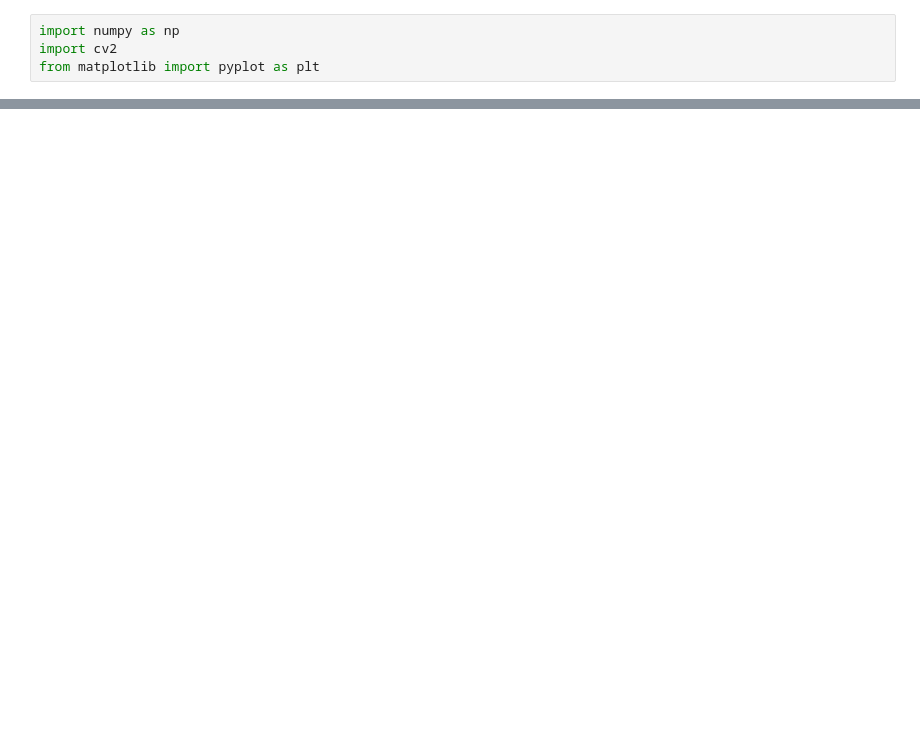
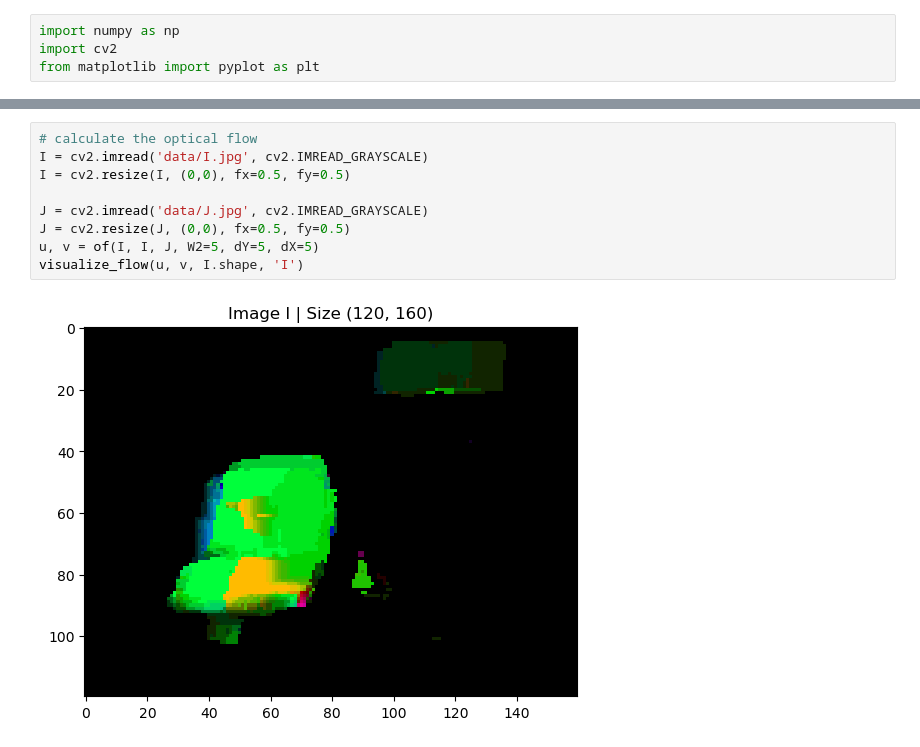
Before and after one commit to Eniterusx/algorytmy-wizyjne, a Jupyter notebook: lab4/lab4.ipynb, the cells around one changed output, grey strips where cells are left out. Drawn from its saved outputs; the diff is of its cells as text; blank space fills up the shorter version.

```diff
--- a/lab4/lab4.ipynb
+++ b/lab4/lab4.ipynb
@@ -62,0 +74,11 @@ cv2.destroyAllWindows()
+# %%
+# calculate the optical flow
+I = cv2.imread('data/I.jpg', cv2.IMREAD_GRAYSCALE)
+I = cv2.resize(I, (0,0), fx=0.5, fy=0.5)
+
+J = cv2.imread('data/J.jpg', cv2.IMREAD_GRAYSCALE)
+J = cv2.resize(J, (0,0), fx=0.5, fy=0.5)
+u, v = of(I, I, J, W2=5, dY=5, dX=5)
+visualize_flow(u, v, I.shape, 'I')
+# %% [output]
+[figure, added]
```
Also changed, not shown: parts of 6 cells of this notebook, 3 other files.
